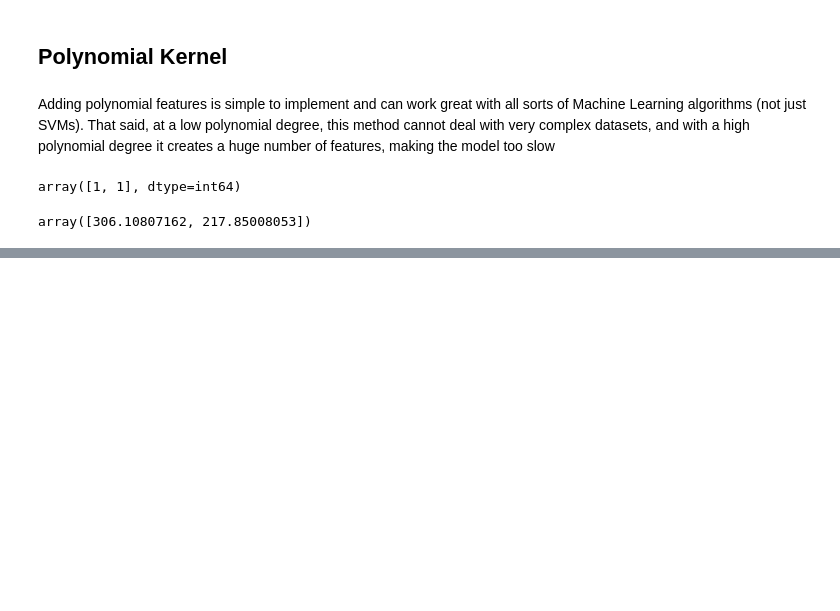
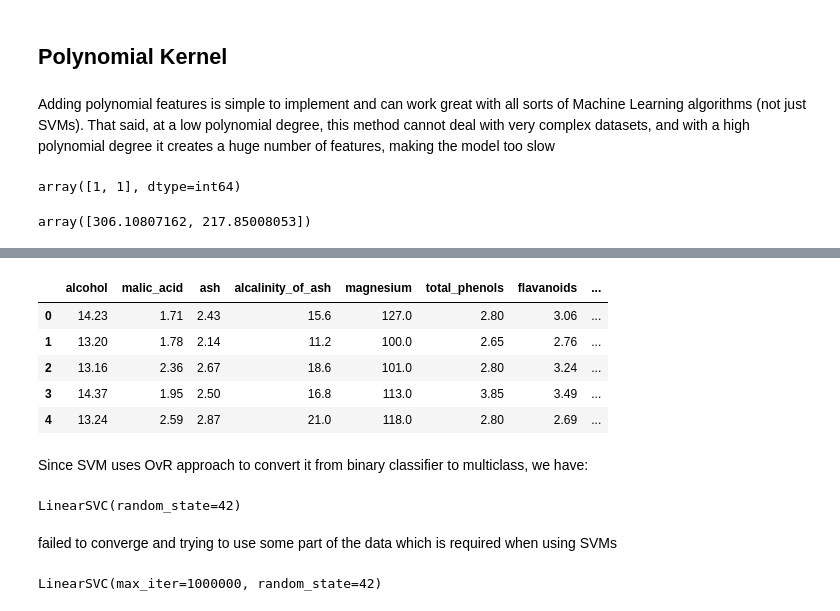
Before and after one commit to DennisxB/handson-machinelearning, a Jupyter notebook: ch_05-support_vector_machines.ipynb, the cells around one changed output, grey strips where cells are left out. Saved outputs shown, nothing was run; the diff lists cells and outputs as text; code cells hidden in the pictures; blank space fills up the shorter version.

```diff
--- a/ch_05-support_vector_machines.ipynb
+++ b/ch_05-support_vector_machines.ipynb
@@ -68,0 +208,12 @@ array([306.10807162, 217.85008053])
+# %%
+from sklearn import datasets
+"""
+Using petal width and length to predict whether it is setosa or versicolor
+"""
+iris = datasets.load_iris(as_frame=True)
+X = iris.data[["petal length (cm)", "petal width (cm)"]].values
+y = iris.target
+
+setosa_or_versicolor = (y == 0) | (y == 1)
+X = X[setosa_or_versicolor]
+y = y[setosa_or_versicolor]
@@ -68,0 +289,9 @@ array([306.10807162, 217.85008053])
+# %%
+wine.data.head()
+# %% [output]
+|  | alcohol | malic_acid | ash | alcalinity_of_ash | magnesium | total_phenols | flavanoids | ... |
+| 0 | 14.23 | 1.71 | 2.43 | 15.6 | 127.0 | 2.80 | 3.06 | ... |
+| 1 | 13.20 | 1.78 | 2.14 | 11.2 | 100.0 | 2.65 | 2.76 | ... |
+| 2 | 13.16 | 2.36 | 2.67 | 18.6 | 101.0 | 2.80 | 3.24 | ... |
+| 3 | 14.37 | 1.95 | 2.50 | 16.8 | 113.0 | 3.85 | 3.49 | ... |
+| 4 | 13.24 | 2.59 | 2.87 | 21.0 | 118.0 | 2.80 | 2.69 | ... |
@@ -68,0 +303,14 @@ array([306.10807162, 217.85008053])
+# %% [markdown]
+Since SVM uses OvR approach to convert it from binary classifier to multiclass, we have:
+# %%
+lin_clf = LinearSVC(random_state=42)
+lin_clf.fit(X_train, y_train)
+# %% [output]
+LinearSVC(random_state=42)
+# %% [markdown]
+failed to converge and trying to use some part of the data which is required when using SVMs
+# %%
+lin_clf = LinearSVC(max_iter=1_000_000, random_state=42)
+lin_clf.fit(X_train, y_train)
+# %% [output]
+LinearSVC(max_iter=1000000, random_state=42)
```
Also changed, not shown: parts of 34 cells of this notebook.
